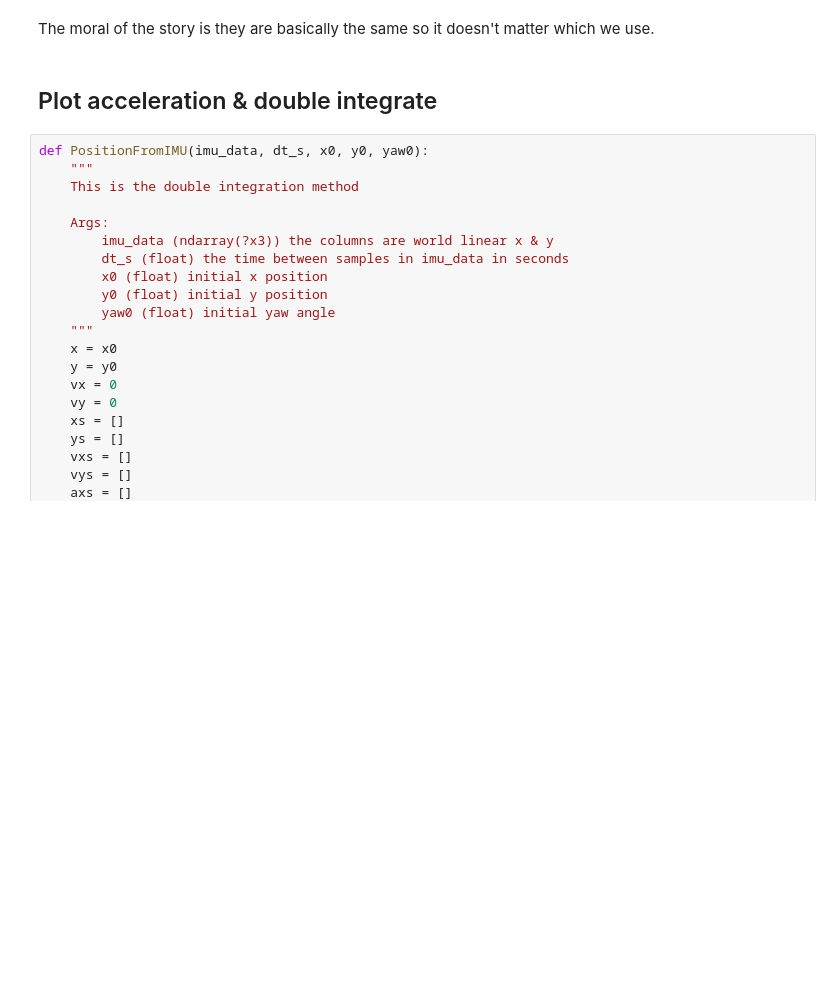
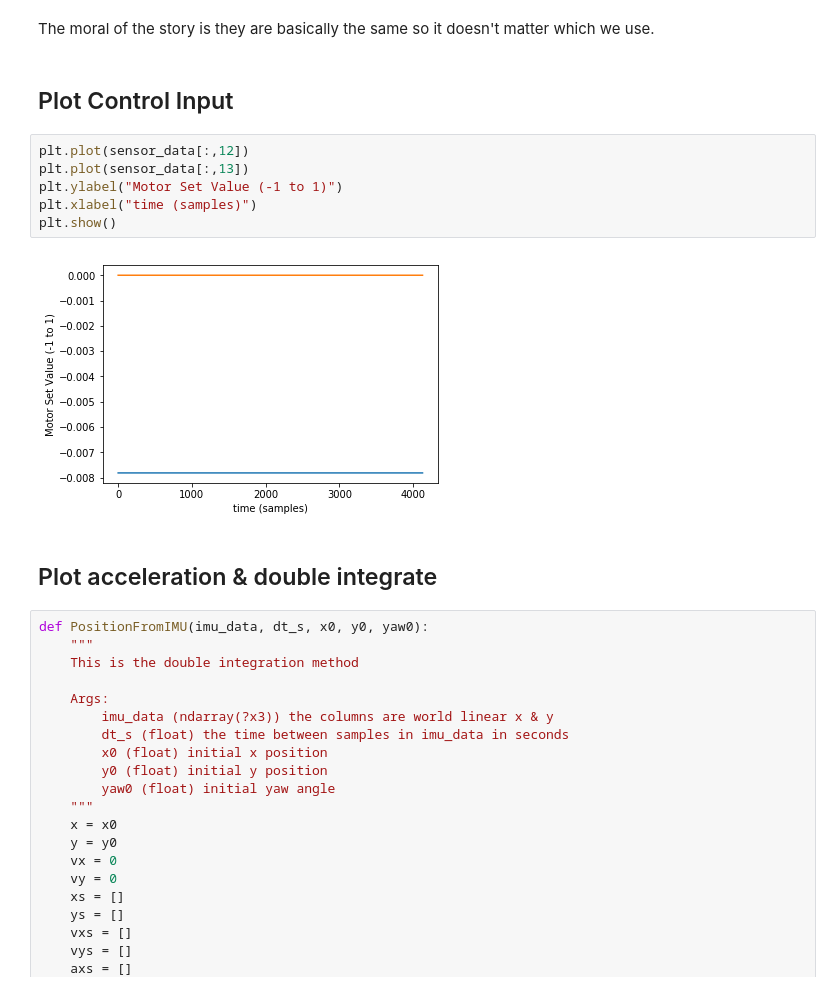
Before and after one commit to PHIL-MQP/phil, a Jupyter notebook: python/notebooks/Practice Field Data Analysis.ipynb, the cells around one changed output. Cells and saved outputs as stored; diff of their text form; blank space fills up the shorter version.

```diff
--- a/python/notebooks/Practice Field Data Analysis.ipynb
+++ b/python/notebooks/Practice Field Data Analysis.ipynb
@@ -184,5 +186,15 @@ plt.show()
 # %% [markdown]
 The moral of the story is they are basically the same so it doesn't matter which we use.
+# %% [markdown]
+## Plot Control Input
+# %%
+plt.plot(sensor_data[:,12])
+plt.plot(sensor_data[:,13])
+plt.ylabel("Motor Set Value (-1 to 1)")
+plt.xlabel("time (samples)")
+plt.show()
+# %% [output]
+[figure, added]
 # %% [markdown]
 ## Plot acceleration & double integrate
 # %%
```
Also changed, not shown: parts of 2 cells of this notebook, 10 other files.
